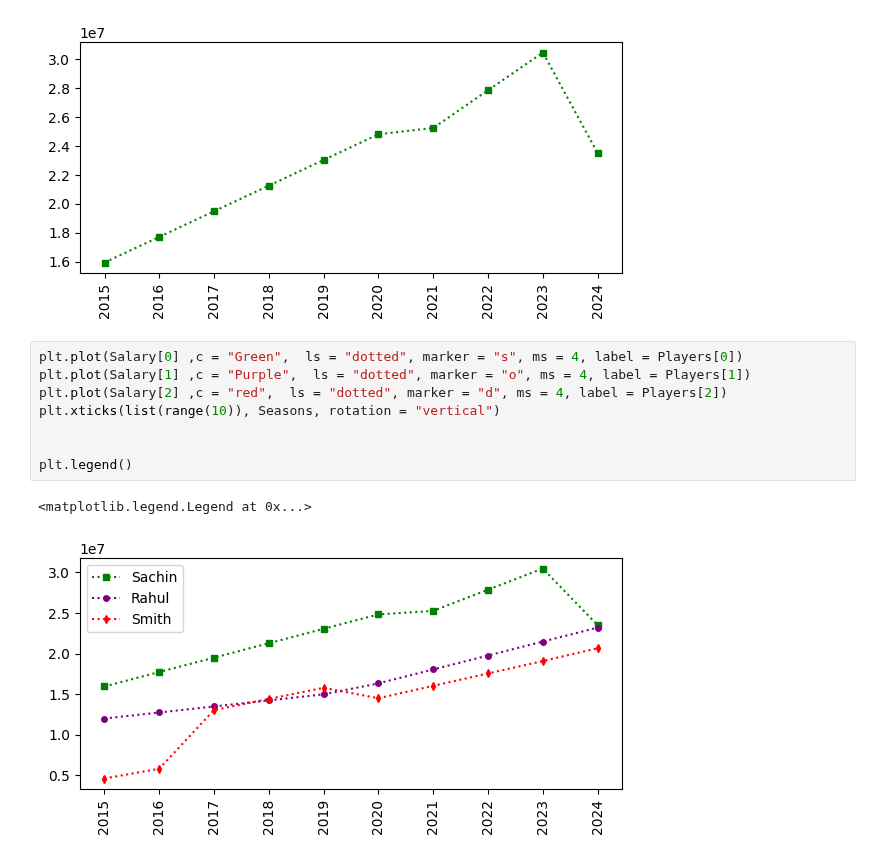
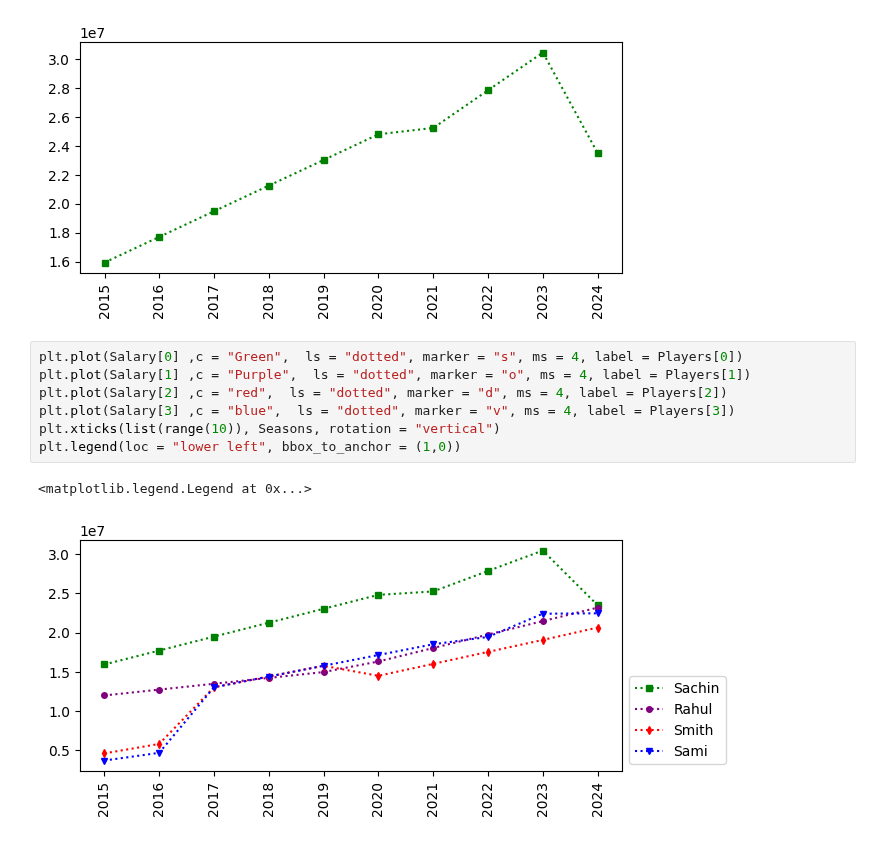
Before and after one commit to corpsedust/NareshIT, a Jupyter notebook: DailyClassroomNotes/6th-7th Feb.ipynb, the cells around one changed output. Saved outputs shown, nothing was run; the diff lists cells and outputs as text.

```diff
--- a/DailyClassroomNotes/6th-7th Feb.ipynb
+++ b/DailyClassroomNotes/6th-7th Feb.ipynb
@@ -389,11 +389,10 @@ plt.show()
 # %%
 plt.plot(Salary[0] ,c = "Green",  ls = "dotted", marker = "s", ms = 4, label = Players[0])
 plt.plot(Salary[1] ,c = "Purple",  ls = "dotted", marker = "o", ms = 4, label = Players[1])
 plt.plot(Salary[2] ,c = "red",  ls = "dotted", marker = "d", ms = 4, label = Players[2])
+plt.plot(Salary[3] ,c = "blue",  ls = "dotted", marker = "v", ms = 4, label = Players[3])
 plt.xticks(list(range(10)), Seasons, rotation = "vertical")
-
-
-plt.legend()
+plt.legend(loc = "lower left", bbox_to_anchor = (1,0))
 # %% [output]
 <matplotlib.legend.Legend at 0x...>
-[figure, old version]
+[figure, new version]
```
